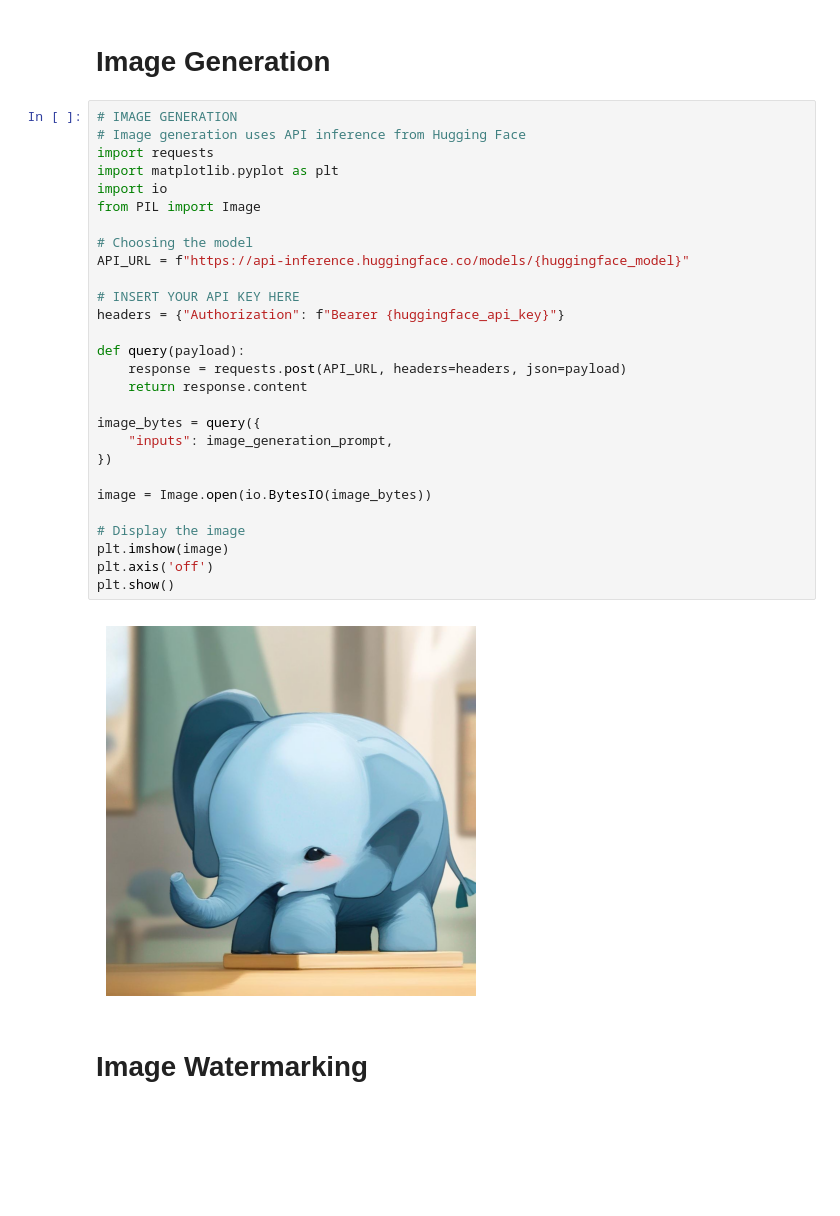
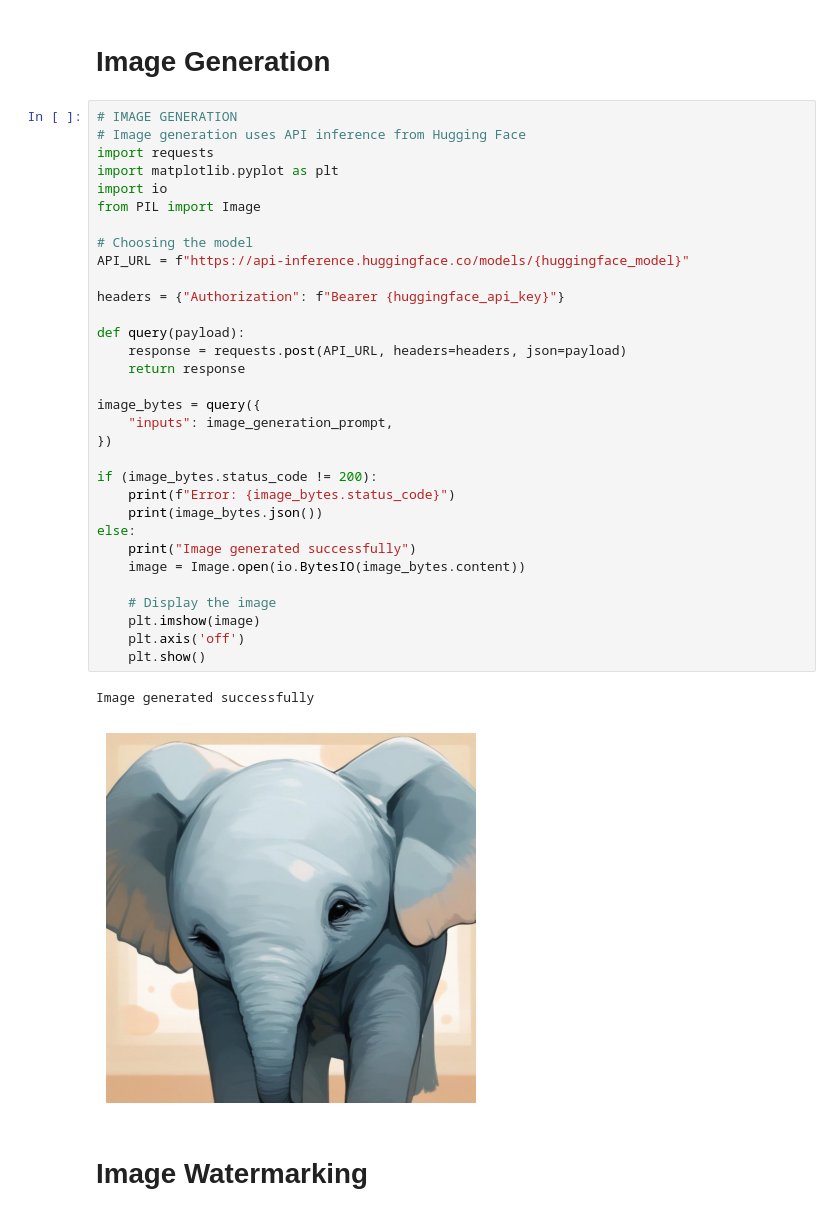
Before and after one commit to FelineJTD/digital-watermark-dct-ai-art, a Jupyter notebook: python/watermark.ipynb, the cells around one changed output. Cells and saved outputs as stored; diff of their text form; blank space fills up the shorter version.

```diff
--- a/python/watermark.ipynb
+++ b/python/watermark.ipynb
@@ -25,33 +31,38 @@ beta = 0.1 # Watermark image size
 # %%
 # IMAGE GENERATION
 # Image generation uses API inference from Hugging Face
 import requests
 import matplotlib.pyplot as plt
 import io
 from PIL import Image
 
 # Choosing the model
 API_URL = f"https://api-inference.huggingface.co/models/{huggingface_model}"
 
-# INSERT YOUR API KEY HERE
 headers = {"Authorization": f"Bearer {huggingface_api_key}"}
 
 def query(payload):
 	response = requests.post(API_URL, headers=headers, json=payload)
-	return response.content
+	return response
 
 image_bytes = query({
 	"inputs": image_generation_prompt,
 })
 
-image = Image.open(io.BytesIO(image_bytes))
+if (image_bytes.status_code != 200):
+	print(f"Error: {image_bytes.status_code}")
+	print(image_bytes.json())
+else:
+	print("Image generated successfully")
+	image = Image.open(io.BytesIO(image_bytes.content))
 
-# Display the image
-plt.imshow(image)
-plt.axis('off')
-plt.show()
+	# Display the image
+	plt.imshow(image)
+	plt.axis('off')
+	plt.show()
 # %% [output]
+Image generated successfully
-[figure, old version]
+[figure, new version]
 # %% [markdown]
 # Image Watermarking
 # %%
```
Also changed, not shown: parts of 12 cells of this notebook, 1 other file.
